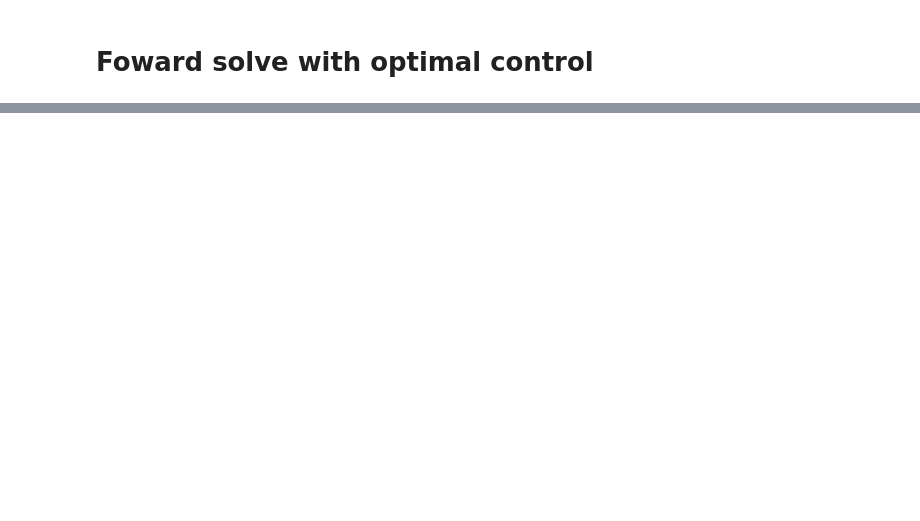
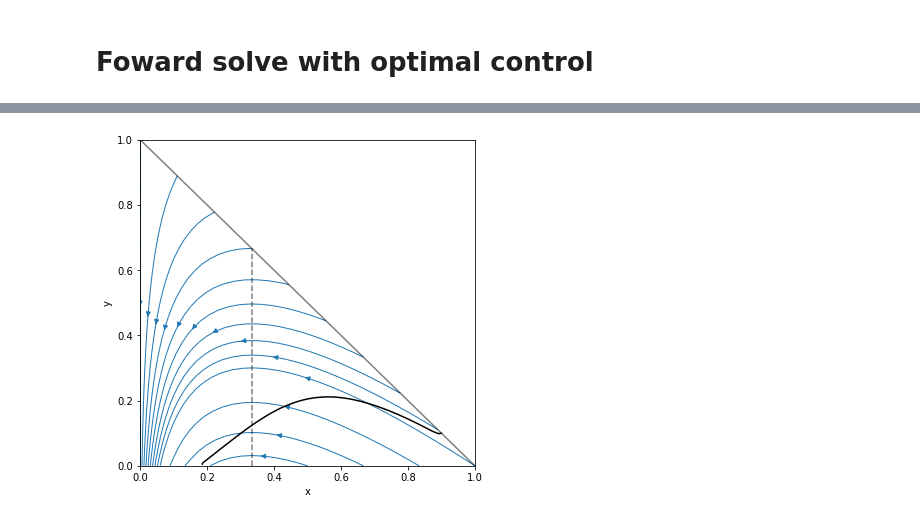
Before and after one commit to yousefalamri55/SIR_control, a Jupyter notebook: one_pop/clawpack_sims/HJB-clawpack.ipynb, the cells around one changed output, grey strips where cells are left out. Cells and saved outputs as stored; diff of their text form; code cells hidden in the pictures; blank space fills up the shorter version.

```diff
--- a/one_pop/clawpack_sims/HJB-clawpack.ipynb
+++ b/one_pop/clawpack_sims/HJB-clawpack.ipynb
@@ -112,0 +284,8 @@ plt.xlabel('x'); plt.ylabel('y');
+# %%
+beta = 0.3
+gamma = 0.1
+x0 = 0.9
+y0 = 0.1
+c2 = 0.01
+T = 100
+x, y, sigma, t = hjb.solve_hjb(beta=beta,gamma=gamma,x0=x0,y0=y0,c2=c2,T=T)
@@ -112,0 +304,20 @@ plt.xlabel('x'); plt.ylabel('y');
+# %%
+sigma0 = beta/gamma
+N1 = 10; N2=5
+Y, X = np.mgrid[0:1:100j, 0:1:100j]
+U = -beta*X*Y
+V = beta*X*Y - gamma*Y
+x_points = list(np.linspace(0,1,N1)) + list(np.linspace(1./sigma0,1,N2))
+y_points = list(1.-np.linspace(0,1,N1)) + [1.e-6]*N2
+seed_points = np.array([x_points, y_points])
+
+plt.figure(figsize=(6,6))
+plt.streamplot(X, Y, U, V, start_points=seed_points.T,integration_direction='forward',maxlength=1000,
+               broken_streamlines=False,linewidth=1)
+plt.plot([0,1],[1,0],'-k',alpha=0.5)
+plt.plot(x,y,'-k')
+plt.plot([gamma/beta, gamma/beta],[0,1-gamma/beta],'--k',alpha=0.5)
+plt.xlim(0,1); plt.ylim(0,1);
+plt.xlabel('x'); plt.ylabel('y');
+# %% [output]
+[figure, added]
```
Also changed, not shown: parts of 27 cells of this notebook, 35 other files.
